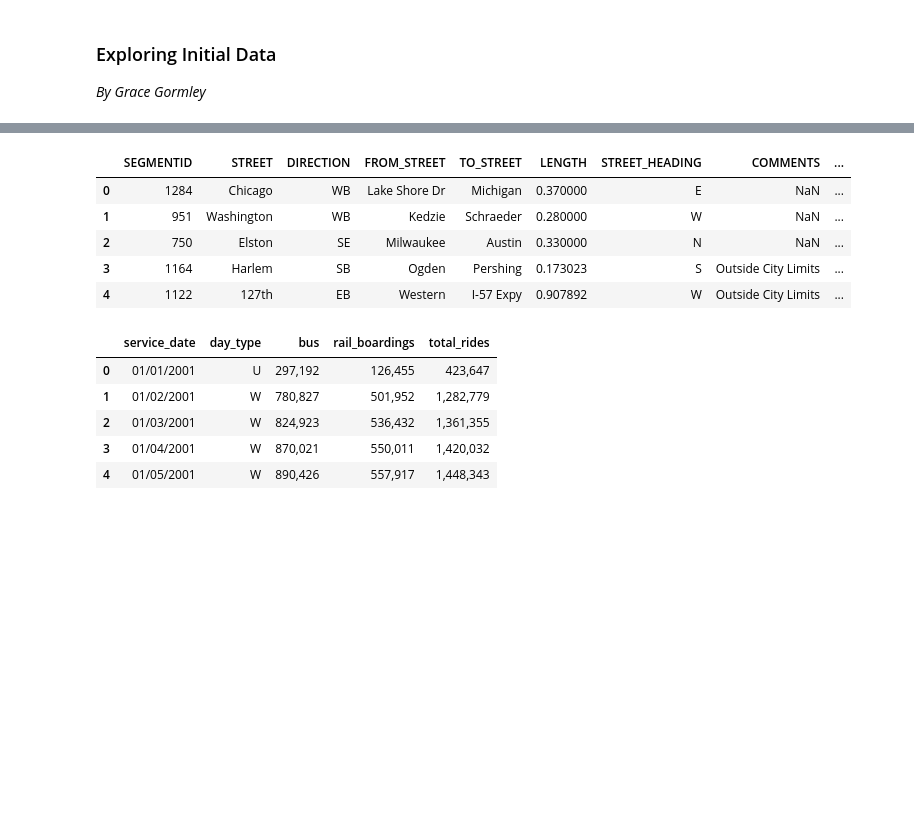
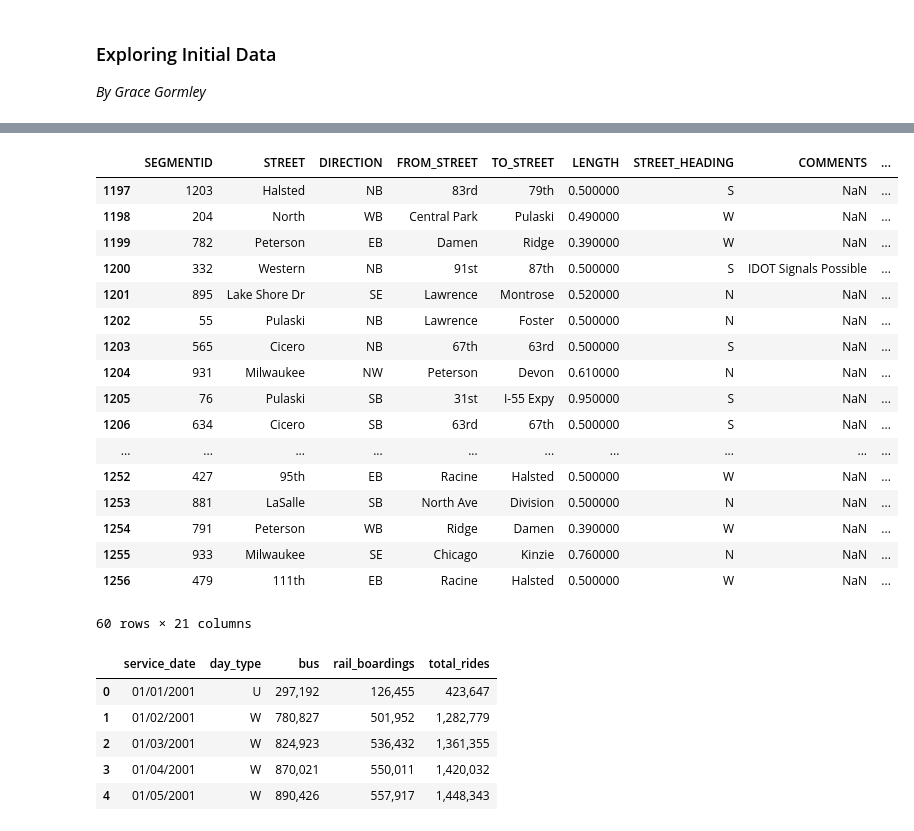
Before and after one commit to gracegormley-gkg/Stat-303-1-Final-Project, a Jupyter notebook: Project Code Template - Grace.ipynb, the cells around one changed output, grey strips where cells are left out. Saved outputs shown, nothing was run; the diff lists cells and outputs as text; code cells hidden in the pictures; blank space fills up the shorter version.

```diff
--- a/Project Code Template - Grace.ipynb
+++ b/Project Code Template - Grace.ipynb
@@ -81,14 +90,26 @@ divvy.head()
 | 3467452 | 0D9E85F804C85828 | electric_bike | 2024-01-01 00:00:53 | 2024-01-01 00:22:30 | Clinton St & Madison St | TA1305000032 | NaN | ... |
 | 3410785 | 56F5C3ED5178C131 | classic_bike | 2024-01-01 00:01:01 | 2024-01-01 00:24:12 | LaSalle St & Illinois St | 13430 | Indiana Ave & Roosevelt Rd | ... |
 # %%
-traffic.head()
+traffic.tail(60)
 # %% [output]
 |  | SEGMENTID | STREET | DIRECTION | FROM_STREET | TO_STREET | LENGTH | STREET_HEADING | COMMENTS | ... |
-| 0 | 1284 | Chicago | WB | Lake Shore Dr | Michigan | 0.370000 | E | NaN | ... |
-| 1 | 951 | Washington | WB | Kedzie | Schraeder | 0.280000 | W | NaN | ... |
-| 2 | 750 | Elston | SE | Milwaukee | Austin | 0.330000 | N | NaN | ... |
-| 3 | 1164 | Harlem | SB | Ogden | Pershing | 0.173023 | S | Outside City Limits | ... |
-| 4 | 1122 | 127th | EB | Western | I-57 Expy | 0.907892 | W | Outside City Limits | ... |
+| 1197 | 1203 | Halsted | NB | 83rd | 79th | 0.500000 | S | NaN | ... |
+| 1198 | 204 | North | WB | Central Park | Pulaski | 0.490000 | W | NaN | ... |
+| 1199 | 782 | Peterson | EB | Damen | Ridge | 0.390000 | W | NaN | ... |
+| 1200 | 332 | Western | NB | 91st | 87th | 0.500000 | S | IDOT Signals Possible | ... |
+| 1201 | 895 | Lake Shore Dr | SE | Lawrence | Montrose | 0.520000 | N | NaN | ... |
+| 1202 | 55 | Pulaski | NB | Lawrence | Foster | 0.500000 | N | NaN | ... |
+| 1203 | 565 | Cicero | NB | 67th | 63rd | 0.500000 | S | NaN | ... |
+| 1204 | 931 | Milwaukee | NW | Peterson | Devon | 0.610000 | N | NaN | ... |
+| 1205 | 76 | Pulaski | SB | 31st | I-55 Expy | 0.950000 | S | NaN | ... |
+| 1206 | 634 | Cicero | SB | 63rd | 67th | 0.500000 | S | NaN | ... |
+| ... | ... | ... | ... | ... | ... | ... | ... | ... | ... |
+| 1252 | 427 | 95th | EB | Racine | Halsted | 0.500000 | W | NaN | ... |
+| 1253 | 881 | LaSalle | SB | North Ave | Division | 0.500000 | N | NaN | ... |
+| 1254 | 791 | Peterson | WB | Ridge | Damen | 0.390000 | W | NaN | ... |
+| 1255 | 933 | Milwaukee | SE | Chicago | Kinzie | 0.760000 | N | NaN | ... |
+| 1256 | 479 | 111th | EB | Racine | Halsted | 0.500000 | W | NaN | ... |
+60 rows × 21 columns
 # %%
 CTA_riders.head()
 # %% [output]
```
Also changed, not shown: parts of 19 cells of this notebook.
